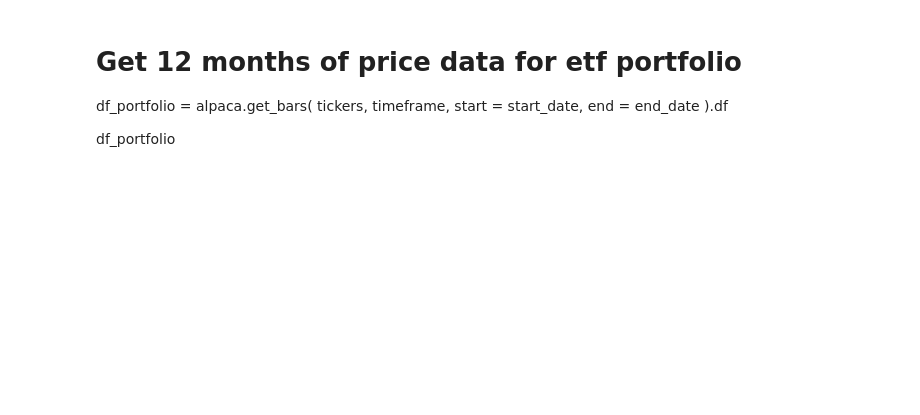
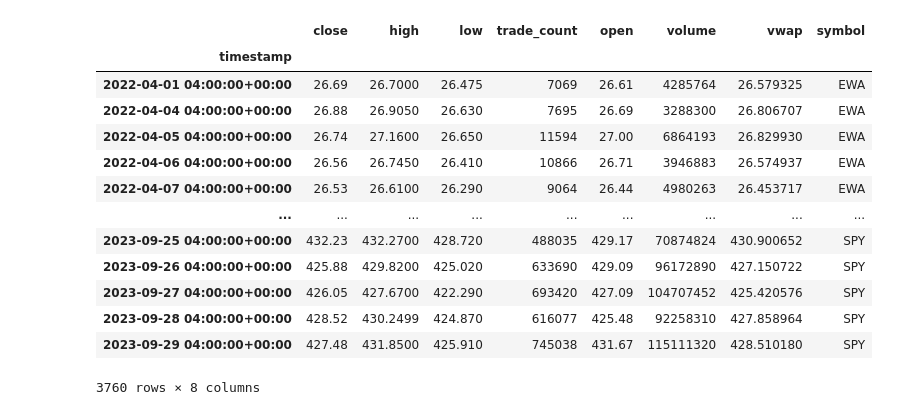
Before and after one commit to 15jarom/GroupProject1, a Jupyter notebook: UpDownFlat.ipynb, the cells around one changed output. Saved outputs shown, nothing was run; the diff lists cells and outputs as text; code cells hidden in the pictures; blank space fills up the shorter version.

Commit message:
Push changes to Data Branch

```diff
--- a/UpDownFlat.ipynb
+++ b/UpDownFlat.ipynb
@@ -49,16 +54,26 @@ end_date = pd.Timestamp("2023-10-01", tz="America/New_York").isoformat()
 # %%
 # Set timeframe to 18 months for the Alpaca API
 timeframe = "1Day"
-# %% [markdown]
-# Get 12 months of price data for etf portfolio
-df_portfolio = alpaca.get_bars(
-    tickers,
-    timeframe,
-    start = start_date,
-    end = end_date
-).df
-
-df_portfolio
+# %%
+#Get 18 months of pricing data for ETF portfolio
+df_portfolio = alpaca.get_bars(tickers, timeframe, start=start_date, end=end_date).df
+
+df_portfolio
+# %% [output]
+|  | close | high | low | trade_count | open | volume | vwap | symbol |
+| timestamp |  |  |  |  |  |  |  |  |
+| 2022-04-01 04:00:00+00:00 | 26.69 | 26.7000 | 26.475 | 7069 | 26.61 | 4285764 | 26.579325 | EWA |
+| 2022-04-04 04:00:00+00:00 | 26.88 | 26.9050 | 26.630 | 7695 | 26.69 | 3288300 | 26.806707 | EWA |
+| 2022-04-05 04:00:00+00:00 | 26.74 | 27.1600 | 26.650 | 11594 | 27.00 | 6864193 | 26.829930 | EWA |
+| 2022-04-06 04:00:00+00:00 | 26.56 | 26.7450 | 26.410 | 10866 | 26.71 | 3946883 | 26.574937 | EWA |
+| 2022-04-07 04:00:00+00:00 | 26.53 | 26.6100 | 26.290 | 9064 | 26.44 | 4980263 | 26.453717 | EWA |
+| ... | ... | ... | ... | ... | ... | ... | ... | ... |
+| 2023-09-25 04:00:00+00:00 | 432.23 | 432.2700 | 428.720 | 488035 | 429.17 | 70874824 | 430.900652 | SPY |
+| 2023-09-26 04:00:00+00:00 | 425.88 | 429.8200 | 425.020 | 633690 | 429.09 | 96172890 | 427.150722 | SPY |
+| 2023-09-27 04:00:00+00:00 | 426.05 | 427.6700 | 422.290 | 693420 | 427.09 | 104707452 | 425.420576 | SPY |
+| 2023-09-28 04:00:00+00:00 | 428.52 | 430.2499 | 424.870 | 616077 | 425.48 | 92258310 | 427.858964 | SPY |
+| 2023-09-29 04:00:00+00:00 | 427.48 | 431.8500 | 425.910 | 745038 | 431.67 | 115111320 | 428.510180 | SPY |
+3760 rows × 8 columns
 # %%
 #Drop unnecessary columns for our portfolio dataframe
 df_portfolio.drop(columns=['high','low','trade_count','vwap'], axis=1, inplace=True)
```
Also changed, not shown: parts of 8 cells of this notebook, 1 other file.
